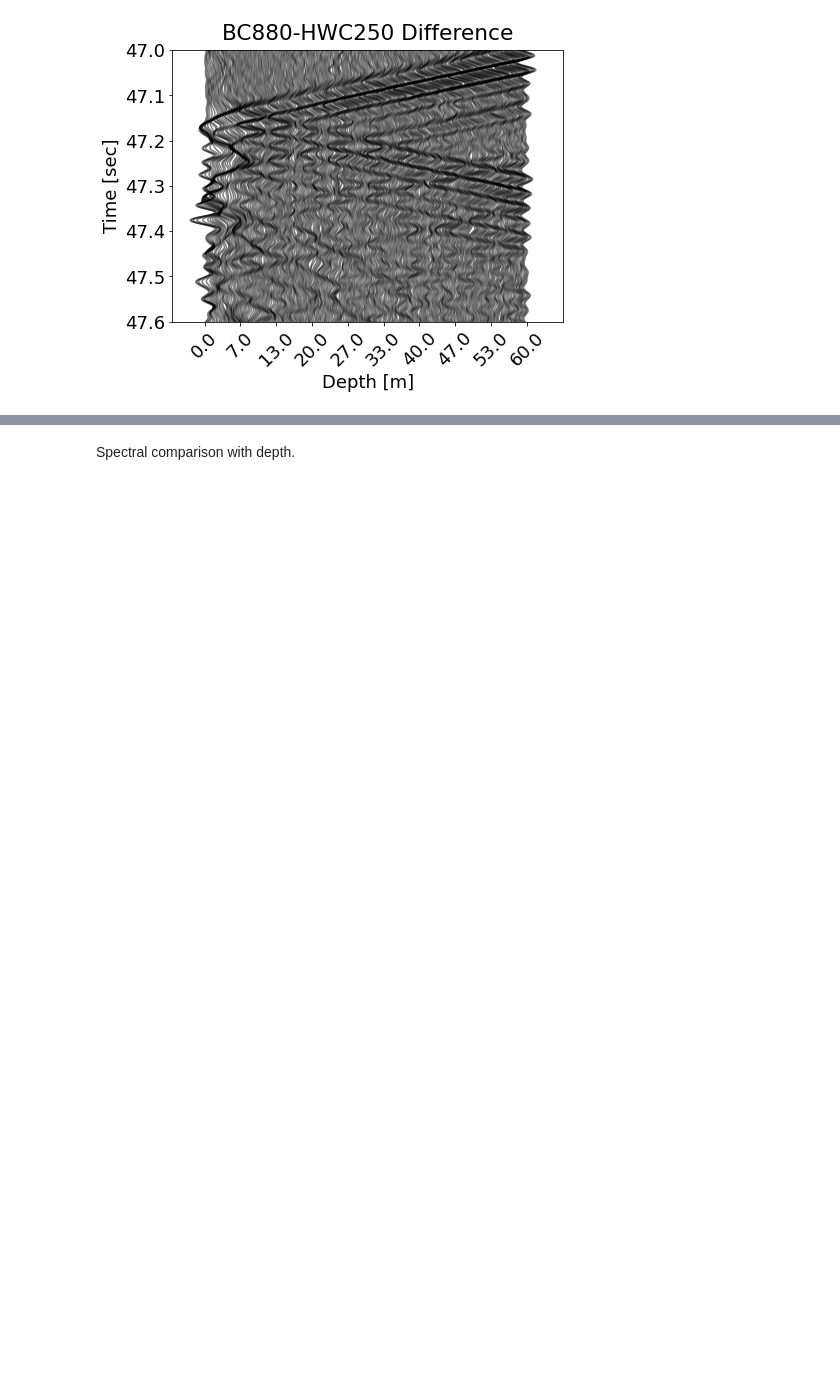
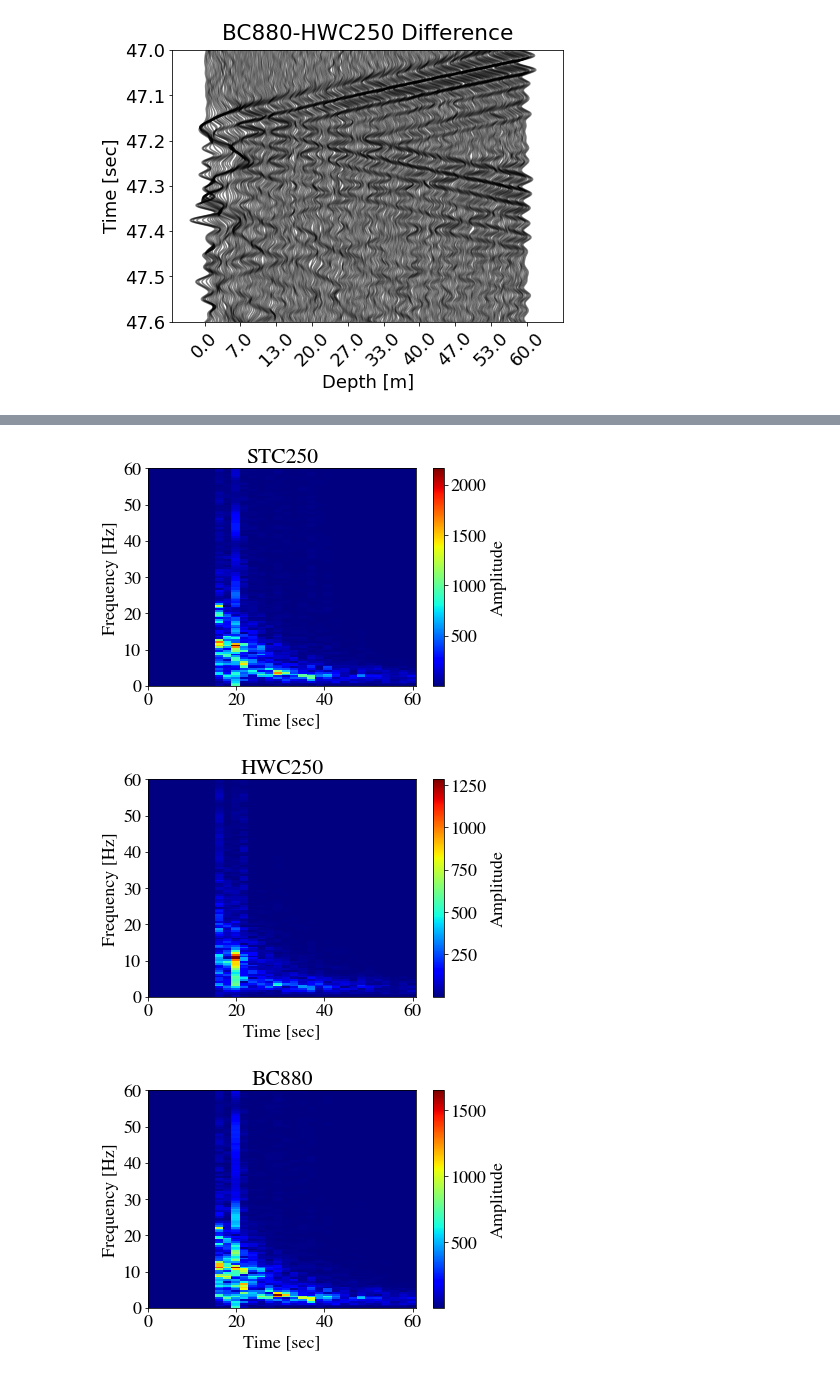
Before and after one commit to yohanesnuwara/DASLab, a Jupyter notebook: notebooks/DASCompare.ipynb, the cells around one changed output, grey strips where cells are left out. Saved outputs shown, nothing was run; the diff lists cells and outputs as text; code cells hidden in the pictures; blank space fills up the shorter version.

```diff
--- a/notebooks/DASCompare.ipynb
+++ b/notebooks/DASCompare.ipynb
@@ -8,6 +8,7 @@ The purpose of this notebook is to make a comparison of various DAS acquisitions
 # Install libraries in Colab
 !pip install -q utm
 !pip install -q nptdms==0.25.0 # Older version
+!pip install -q obspy
 
 # Import routine libraries
 import numpy as np
@@ -15,7 +16,11 @@ import matplotlib.pyplot as plt
 import matplotlib.ticker as tick
 from scipy import signal, stats
 import pandas as pd
+
+# Plot formatting
 plt.rcParams["font.size"] = 20
+plt.rcParams['mathtext.fontset'] = 'stix'
+plt.rcParams['font.family'] = 'STIXGeneral'
 
 from nptdms import TdmsFile
 import utm
@@ -263,2 +208,20 @@ plt.show()
-# %% [markdown]
-Spectral comparison with depth.
+# %%
+# Plot spectrogram
+stftSpectrogram(stc250_tr, fs=1/0.001, nperseg=2000, noverlap=100)
+plt.title('STC250')
+plt.ylim(0,60)
+plt.show()
+
+stftSpectrogram(hwc250_tr, fs=1/0.001, nperseg=2000, noverlap=100)
+plt.title('HWC250')
+plt.ylim(0,60)
+plt.show()
+
+stftSpectrogram(bc880_tr, fs=1/0.001, nperseg=2000, noverlap=100)
+plt.title('BC880')
+plt.ylim(0,60)
+plt.show()
+# %% [output]
+[figure, added]
+[figure, added]
+[figure, added]
```
Also changed, not shown: parts of 24 cells of this notebook.
